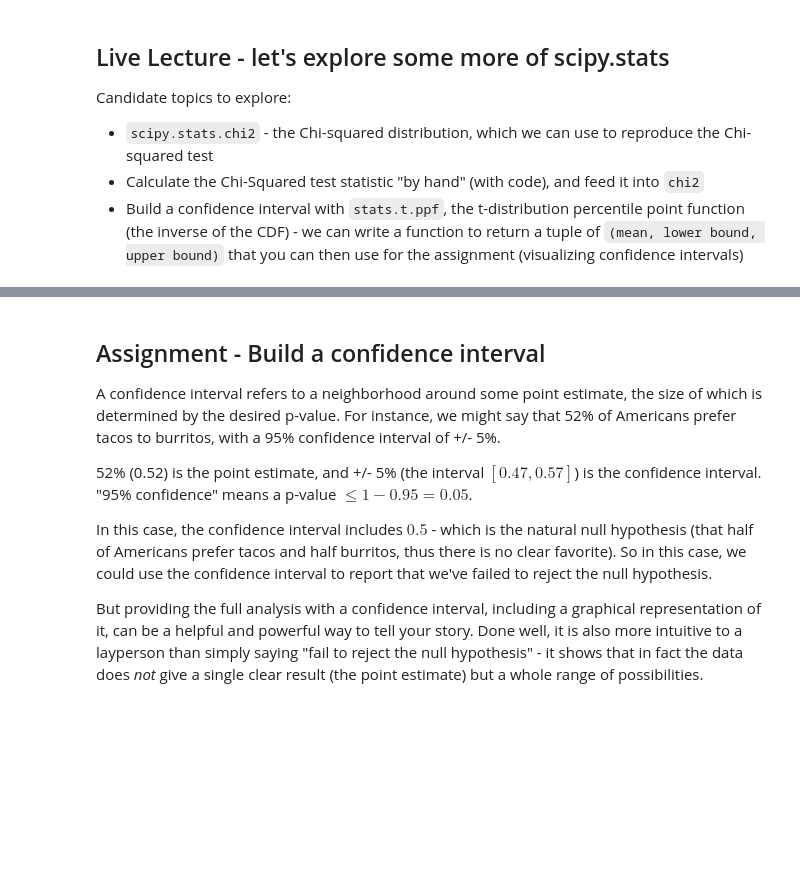
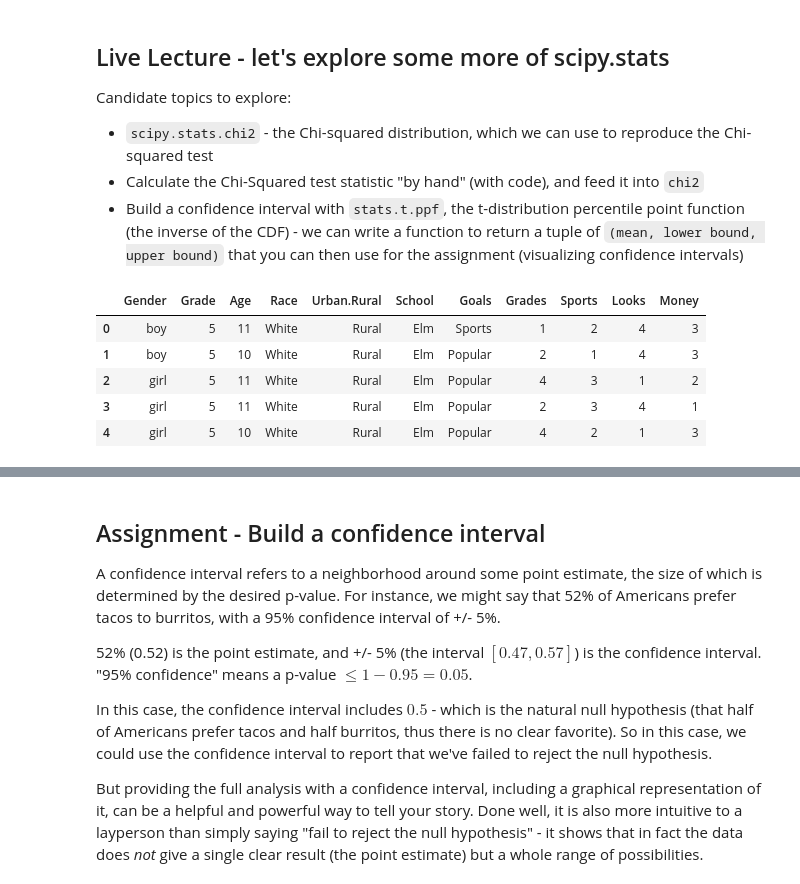
Before and after one commit to bloominstituteoftechnology/DS-Unit-1-Sprint-3-Statistical-Tests-and-Experiments, a Jupyter notebook: module2-sampling-confidence-intervals-and-hypothesis-testing/LS_DS_132_Sampling_Confidence_Intervals_and_Hypothesis_Testing.ipynb, the cells around one changed output, grey strips where cells are left out. Cells and saved outputs as stored; diff of their text form; code cells hidden in the pictures; blank space fills up the shorter version.

```diff
--- a/module2-sampling-confidence-intervals-and-hypothesis-testing/LS_DS_132_Sampling_Confidence_Intervals_and_Hypothesis_Testing.ipynb
+++ b/module2-sampling-confidence-intervals-and-hypothesis-testing/LS_DS_132_Sampling_Confidence_Intervals_and_Hypothesis_Testing.ipynb
@@ -76,3 +81,15 @@ Candidate topics to explore:
 - Build a confidence interval with `stats.t.ppf`, the t-distribution percentile point function (the inverse of the CDF) - we can write a function to return a tuple of `(mean, lower bound, upper bound)` that you can then use for the assignment (visualizing confidence intervals)
 # %%
 # Taking requests! Come to lecture with a topic or problem and we'll try it.
+
+import pandas as pd
+
+df = pd.read_csv('https://math.tntech.edu/e-stat/DASL/popularkids.txt', sep='\t')
+df.head()
+# %% [output]
+|  | Gender | Grade | Age | Race | Urban.Rural | School | Goals | Grades | Sports | Looks | Money |
+| 0 | boy | 5 | 11 | White | Rural | Elm | Sports | 1 | 2 | 4 | 3 |
+| 1 | boy | 5 | 10 | White | Rural | Elm | Popular | 2 | 1 | 4 | 3 |
+| 2 | girl | 5 | 11 | White | Rural | Elm | Popular | 4 | 3 | 1 | 2 |
+| 3 | girl | 5 | 11 | White | Rural | Elm | Popular | 2 | 3 | 4 | 1 |
+| 4 | girl | 5 | 10 | White | Rural | Elm | Popular | 4 | 2 | 1 | 3 |
```
Also changed, not shown: parts of 34 cells of this notebook.
